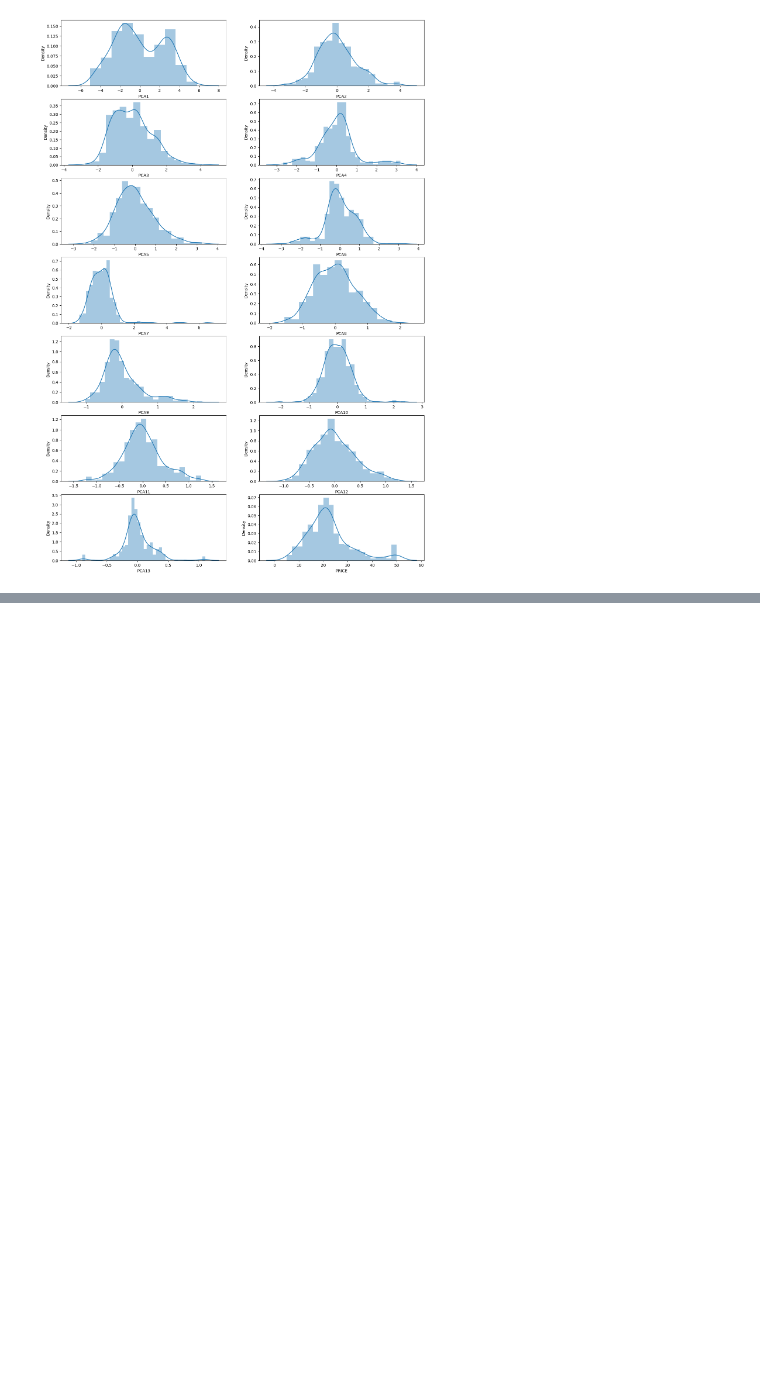
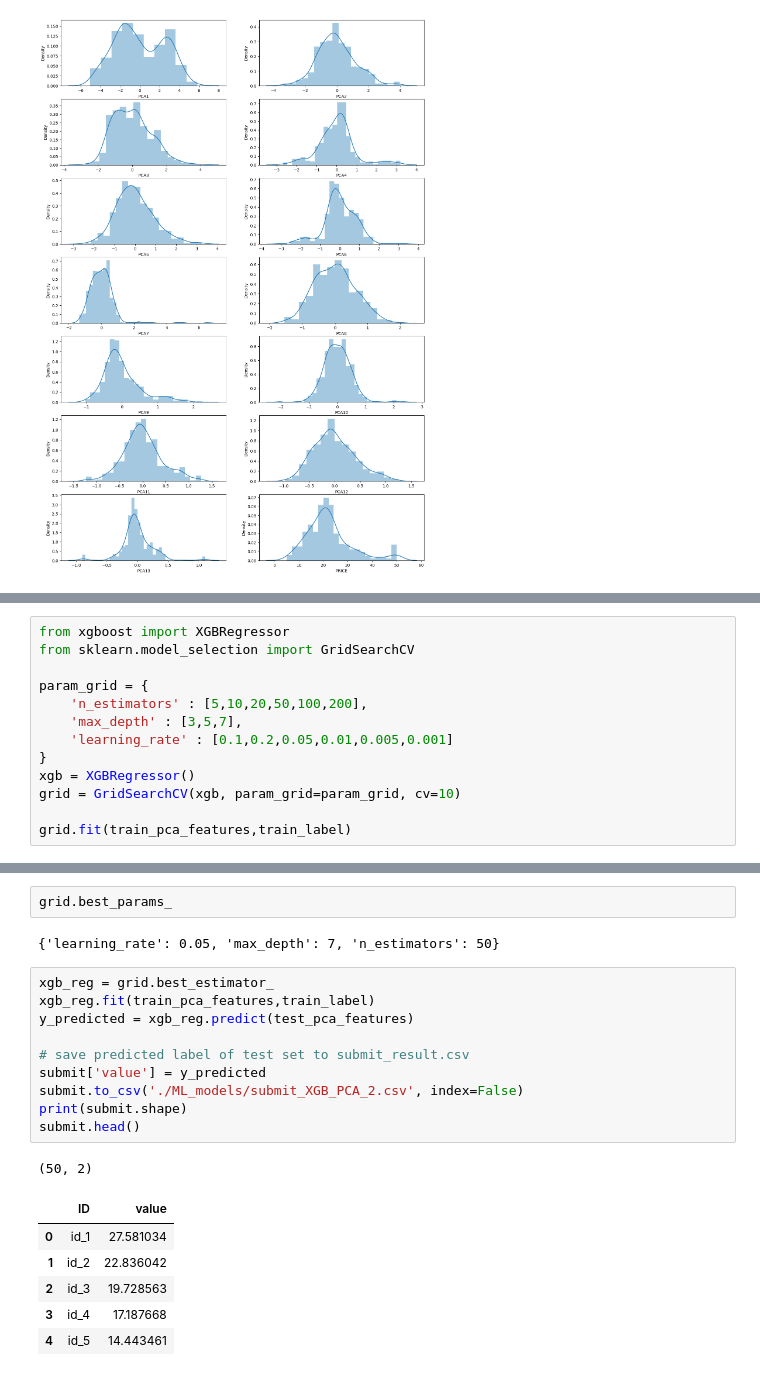
Before and after one commit to surpoloyang/Practical_Learning__Machine_Learning_with_DataWhale_April, a Jupyter notebook: Boston_House_Price_Prediction/data_analysis.ipynb, the cells around one changed output, grey strips where cells are left out. Cells and saved outputs as stored; diff of their text form; blank space fills up the shorter version.

```diff
--- a/Boston_House_Price_Prediction/data_analysis.ipynb
+++ b/Boston_House_Price_Prediction/data_analysis.ipynb
@@ -263,0 +311,13 @@ Learning rate set to 0.036153
+# %%
+from xgboost import XGBRegressor
+from sklearn.model_selection import GridSearchCV
+
+param_grid = {
+    'n_estimators' : [5,10,20,50,100,200],
+    'max_depth' : [3,5,7],
+    'learning_rate' : [0.1,0.2,0.05,0.01,0.005,0.001]
+}
+xgb = XGBRegressor()
+grid = GridSearchCV(xgb, param_grid=param_grid, cv=10)
+
+grid.fit(train_pca_features,train_label)
@@ -263,0 +342,22 @@ Learning rate set to 0.036153
+# %%
+grid.best_params_
+# %% [output]
+{'learning_rate': 0.05, 'max_depth': 7, 'n_estimators': 50}
+# %%
+xgb_reg = grid.best_estimator_
+xgb_reg.fit(train_pca_features,train_label)
+y_predicted = xgb_reg.predict(test_pca_features)
+
+# save predicted label of test set to submit_result.csv
+submit['value'] = y_predicted
+submit.to_csv('./ML_models/submit_XGB_PCA_2.csv', index=False)
+print(submit.shape)
+submit.head()
+# %% [output]
+(50, 2)
+|  | ID | value |
+| 0 | id_1 | 27.581034 |
+| 1 | id_2 | 22.836042 |
+| 2 | id_3 | 19.728563 |
+| 3 | id_4 | 17.187668 |
+| 4 | id_5 | 14.443461 |
```
Also changed, not shown: parts of 12 cells of this notebook.
